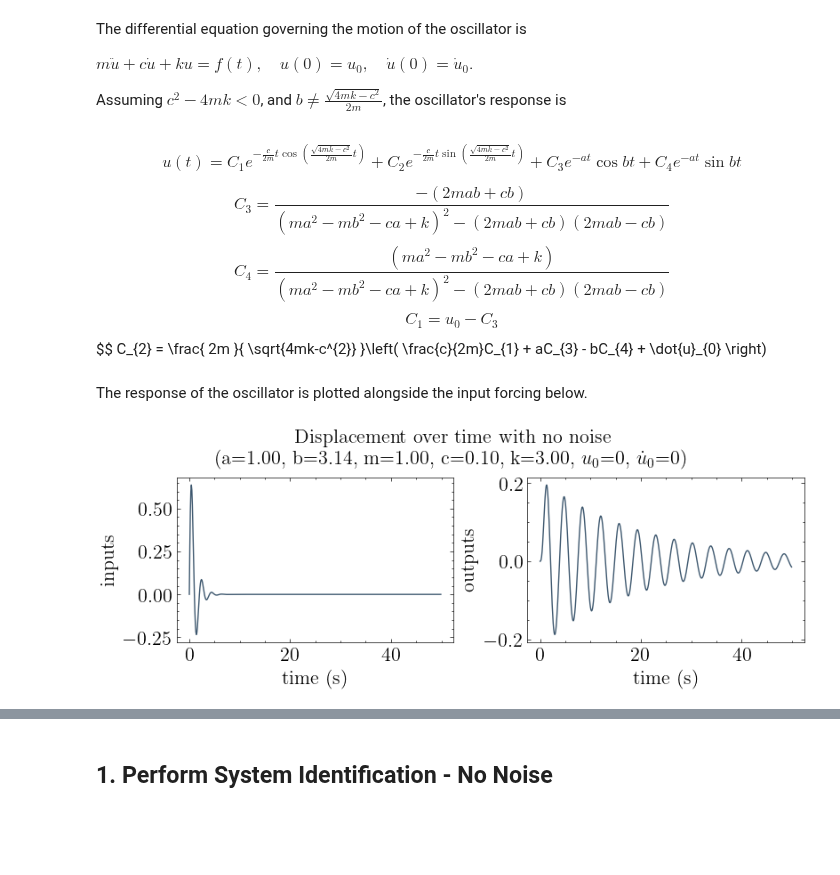
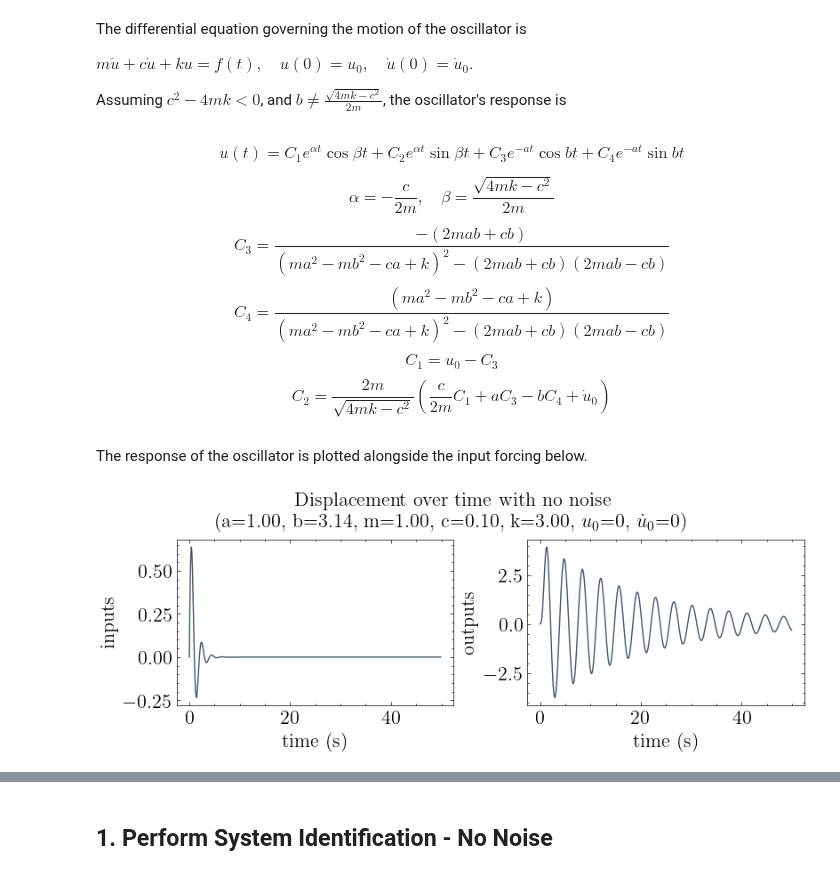
Before and after one commit to chrystalchern/mdof, a Jupyter notebook: notebooks/01_SISO_Noise.ipynb, the cells around one changed output, grey strips where cells are left out. Drawn from its saved outputs; the diff is of its cells as text; code cells hidden in the pictures; blank space fills up the shorter version.

```diff
--- a/notebooks/01_SISO_Noise.ipynb
+++ b/notebooks/01_SISO_Noise.ipynb
@@ -36,7 +36,9 @@ $m\ddot{u} + c\dot{u} + ku = f(t), \quad{} u(0)=u_{0}, \quad{} \dot{u}(0)=\dot{u
 
 Assuming $c^{2}-4mk < 0$, and $b \neq \frac{\sqrt{4mk-c^{2}}}{2m}$, the oscillator's response is
 # %% [markdown]
-$$u(t) = C_{1}e^{-\frac{c}{2m}t\cos{\left(\frac{\sqrt{4mk-c^{2}}}{2m}t\right)}} + C_{2}e^{-\frac{c}{2m}t\sin{\left(\frac{\sqrt{4mk-c^{2}}}{2m}t\right)}} + C_{3}e^{-at}\cos{bt} + C_{4}e^{-at}\sin{bt}$$
+$$u(t) = C_{1}e^{\alpha t}\cos{\beta t} + C_{2}e^{\alpha t}\sin{\beta t} + C_{3}e^{-at}\cos{bt} + C_{4}e^{-at}\sin{bt}$$
+
+$$\alpha = -\frac{c}{2m}, \quad{} \beta = \frac{\sqrt{4mk-c^{2}}}{2m}$$
 
 $$
 C_{3} = \frac{ -(2mab+cb) }{ (ma^{2}-mb^{2}-ca+k)^{2} - (2mab+cb)(2mab-cb) }
@@ -49,22 +51,28 @@ C_{1} = u_{0} - C_{3}
 $$
 $$
 C_{2} = \frac{ 2m }{ \sqrt{4mk-c^{2}} }\left( \frac{c}{2m}C_{1} + aC_{3} - bC_{4} + \dot{u}_{0} \right)
+$$
 # %% [markdown]
 The response of the oscillator is plotted alongside the input forcing below.
 # %%
 m = 1
 c = 0.1
 k = 3
 a = 1
 b = np.pi
 u0 = 0
 udot0 = 0
 force = np.exp(-a*time)*np.sin(b*time)
-import sdof
-response,_,_ = sdof.integrate(force,dt,k,c,m)
+C3 = -(2*m*a*b+c*b) / ( (m*a**2-m*b**2-c*a+k)**2-(2*m*a*b+c*b)*(2*m*a*b-c*b) )
+C4 = -(m*a**2-m*b**2-c*a+k) / ( (m*a**2-m*b**2-c*a+k)**2-(2*m*a*b+c*b)*(2*m*a*b-c*b) )
+C1 = u0-C3
+C2 = 2*m*(c*C1/(2*m)+a*C3-b*C4+udot0)/np.sqrt(4*m*k-c**2)
+alpha = -c/(2*m)
+beta = np.sqrt(4*m*k-c**2)/(2*m)
+response = C1*np.exp(alpha*time)*np.cos(beta*time) + C2*np.exp(alpha*time)*np.sin(beta*time) + C3*np.exp(-a*time)*np.cos(b*time) + C4*np.exp(-a*time)*np.sin(b*time)
 title = "Displacement over time with no noise\n" \
           rf"({a=:.2f}, {b=:.2f}, {m=:.2f}, {c=:.2f}, {k=:.2f}, $u_{0}$={u0}, $\dot u_{0}$={udot0})"
 from mdof.utilities.printing import plot_io
 plot_io(inputs=force, outputs=response, t=time, title=title)
 # %% [output]
-[figure, old version]
+[figure, new version]
```
Also changed, not shown: parts of 5 cells of this notebook.
